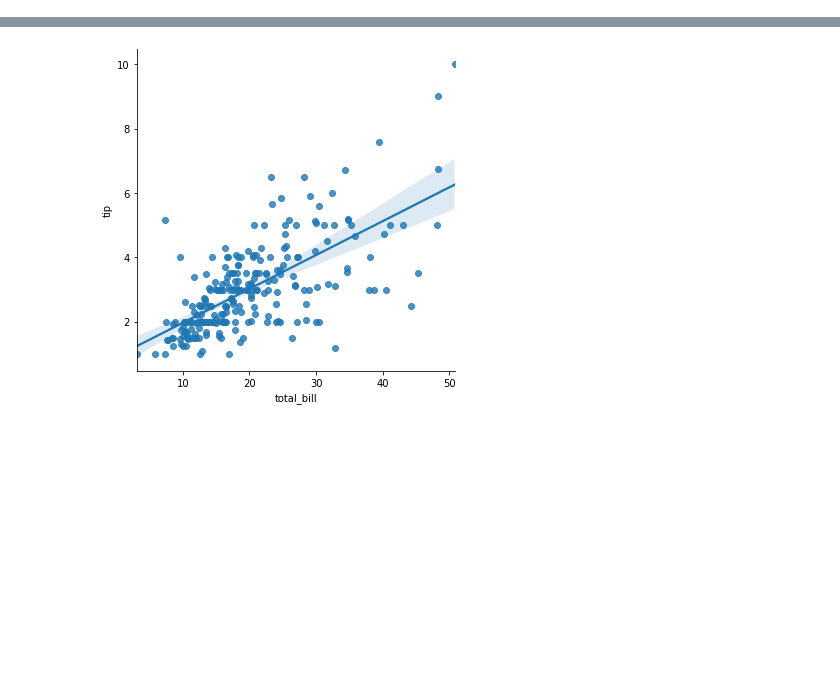
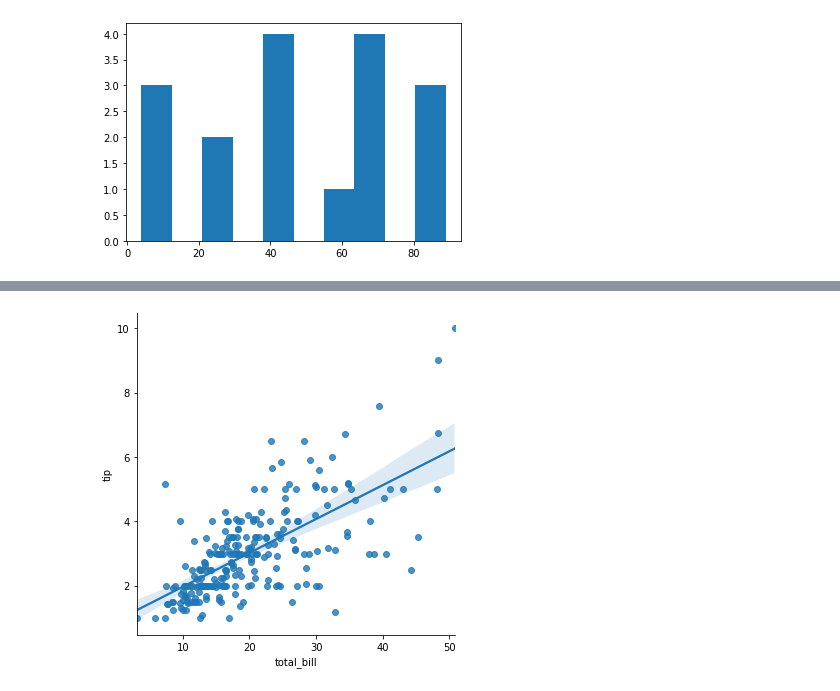
Before and after one commit to sush2004/Python, a Jupyter notebook: Visualisation.ipynb, the cells around one changed output, grey strips where cells are left out. Drawn from its saved outputs; the diff is of its cells as text; code cells hidden in the pictures; blank space fills up the shorter version.

```diff
--- a/Visualisation.ipynb
+++ b/Visualisation.ipynb
@@ -6,0 +31,6 @@ import seaborn as sns
+# %%
+marks = [12,45,67,89,43,24,24,45,67,86,44,86,55,66,4,12,66]
+pyplot.hist(marks, bins=10)
+pyplot.show()
+# %% [output]
+[figure, added]
```
Also changed, not shown: parts of 5 cells of this notebook.
